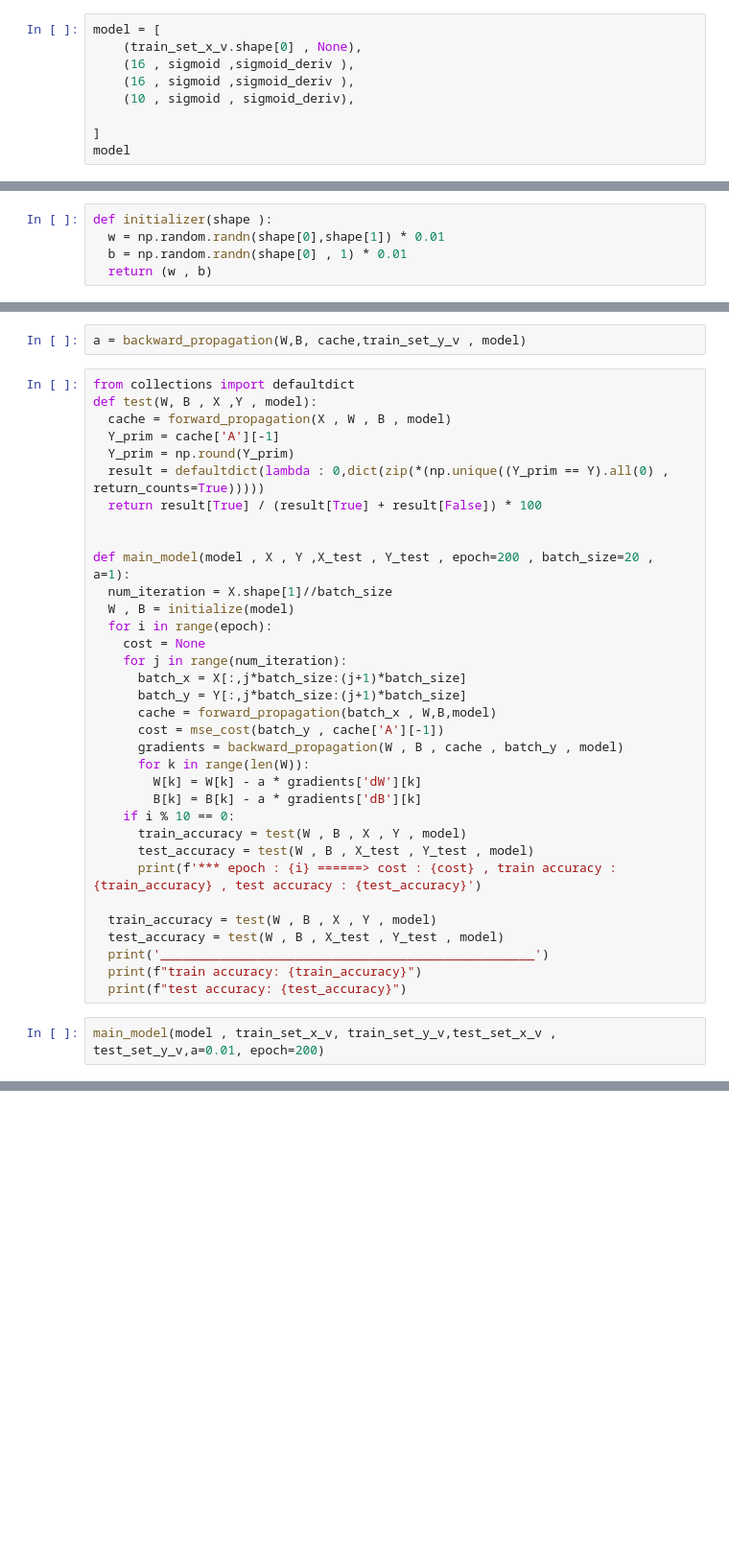
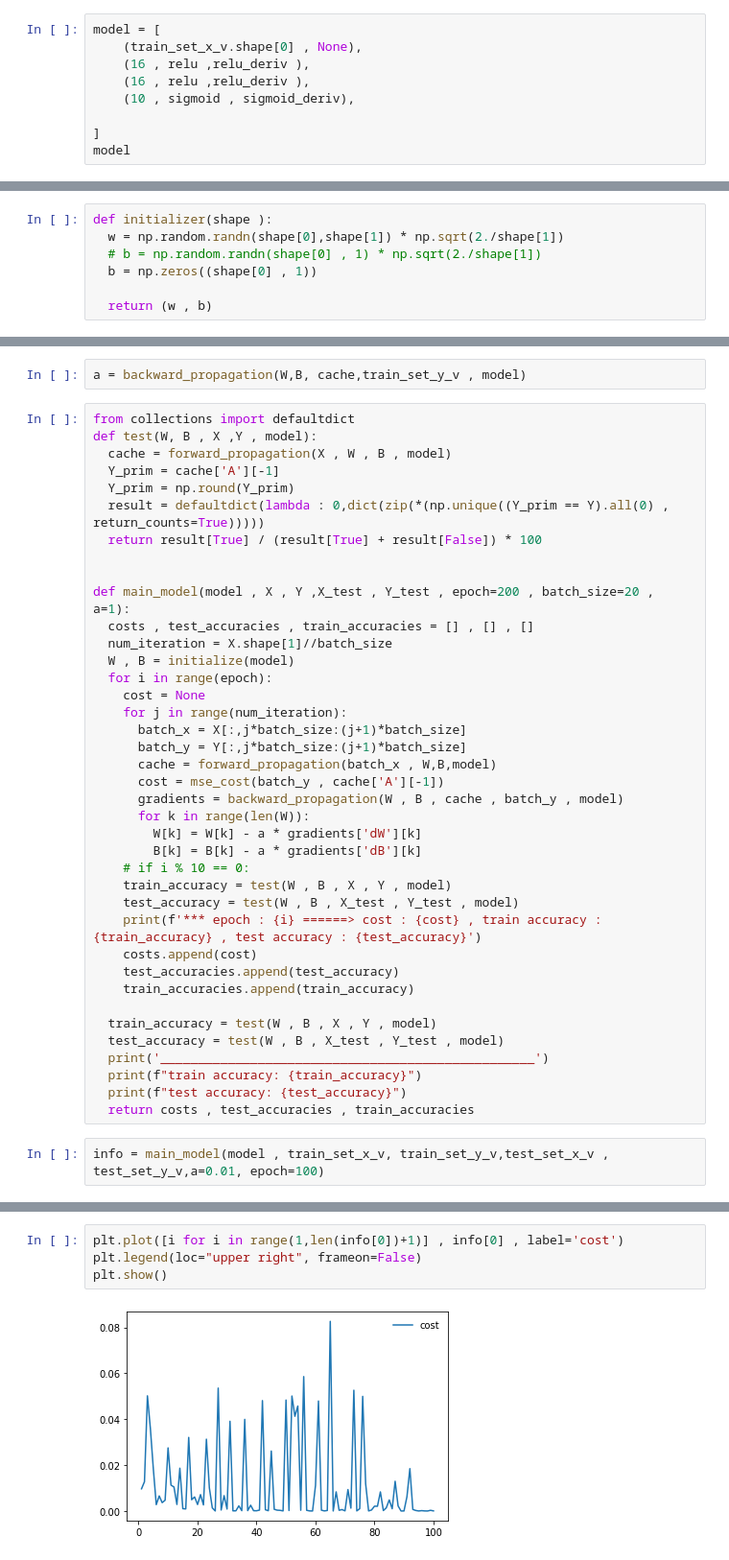
Before and after one commit to AlirezaAK2000/digit_recognizer, a Jupyter notebook: AI_First_Project.ipynb, the cells around one changed output, grey strips where cells are left out. Shown: that part at 96% size. Drawn from its saved outputs; the diff is of its cells as text; blank space fills up the shorter version.

```diff
--- a/AI_First_Project.ipynb
+++ b/AI_First_Project.ipynb
@@ -92,8 +106,8 @@ def softmax(A):
 # %%
 model = [
     (train_set_x_v.shape[0] , None),
-    (16 , sigmoid ,sigmoid_deriv ),
-    (16 , sigmoid ,sigmoid_deriv ),
+    (16 , relu ,relu_deriv ),
+    (16 , relu ,relu_deriv ),
     (10 , sigmoid , sigmoid_deriv),
 
 ]
@@ -111,8 +120,10 @@ def get_dimensions(model):
 dimensions = get_dimensions(model)
 # %%
 def initializer(shape ):
-  w = np.random.randn(shape[0],shape[1]) * 0.01
-  b = np.random.randn(shape[0] , 1) * 0.01
+  w = np.random.randn(shape[0],shape[1]) * np.sqrt(2./shape[1])
+  # b = np.random.randn(shape[0] , 1) * np.sqrt(2./shape[1])
+  b = np.zeros((shape[0] , 1))
+
   return (w , b)
 # %%
 def initialize(model):
@@ -203,6 +214,7 @@ def test(W, B , X ,Y , model):
 
 
 def main_model(model , X , Y ,X_test , Y_test , epoch=200 , batch_size=20 , a=1):
+  costs , test_accuracies , train_accuracies = [] , [] , []
   num_iteration = X.shape[1]//batch_size
   W , B = initialize(model)
   for i in range(epoch):
@@ -216,16 +228,20 @@ def main_model(model , X , Y ,X_test , Y_test , epoch=200 , batch_size=20 , a=1)
       for k in range(len(W)):
         W[k] = W[k] - a * gradients['dW'][k]
         B[k] = B[k] - a * gradients['dB'][k]
-    if i % 10 == 0:
-      train_accuracy = test(W , B , X , Y , model)
-      test_accuracy = test(W , B , X_test , Y_test , model)
-      print(f'*** epoch : {i} ======> cost : {cost} , train accuracy : {train_accuracy} , test accuracy : {test_accuracy}')
+    # if i % 10 == 0:
+    train_accuracy = test(W , B , X , Y , model)
+    test_accuracy = test(W , B , X_test , Y_test , model)
+    print(f'*** epoch : {i} ======> cost : {cost} , train accuracy : {train_accuracy} , test accuracy : {test_accuracy}')
+    costs.append(cost)
+    test_accuracies.append(test_accuracy)
+    train_accuracies.append(train_accuracy)
 
   train_accuracy = test(W , B , X , Y , model)
   test_accuracy = test(W , B , X_test , Y_test , model)
   print('__________________________________________________')
   print(f"train accuracy: {train_accuracy}")
   print(f"test accuracy: {test_accuracy}")
+  return costs , test_accuracies , train_accuracies
 # %%
-main_model(model , train_set_x_v, train_set_y_v,test_set_x_v , test_set_y_v,a=0.01, epoch=200)
+info = main_model(model , train_set_x_v, train_set_y_v,test_set_x_v , test_set_y_v,a=0.01, epoch=100)
 # %% [output]
@@ -244,0 +282,6 @@ test accuracy: 93.51
+# %%
+plt.plot([i for i in range(1,len(info[0])+1)] , info[0] , label='cost')
+plt.legend(loc="upper right", frameon=False)
+plt.show()
+# %% [output]
+[figure, added]
```
Also changed, not shown: parts of 4 cells of this notebook.
